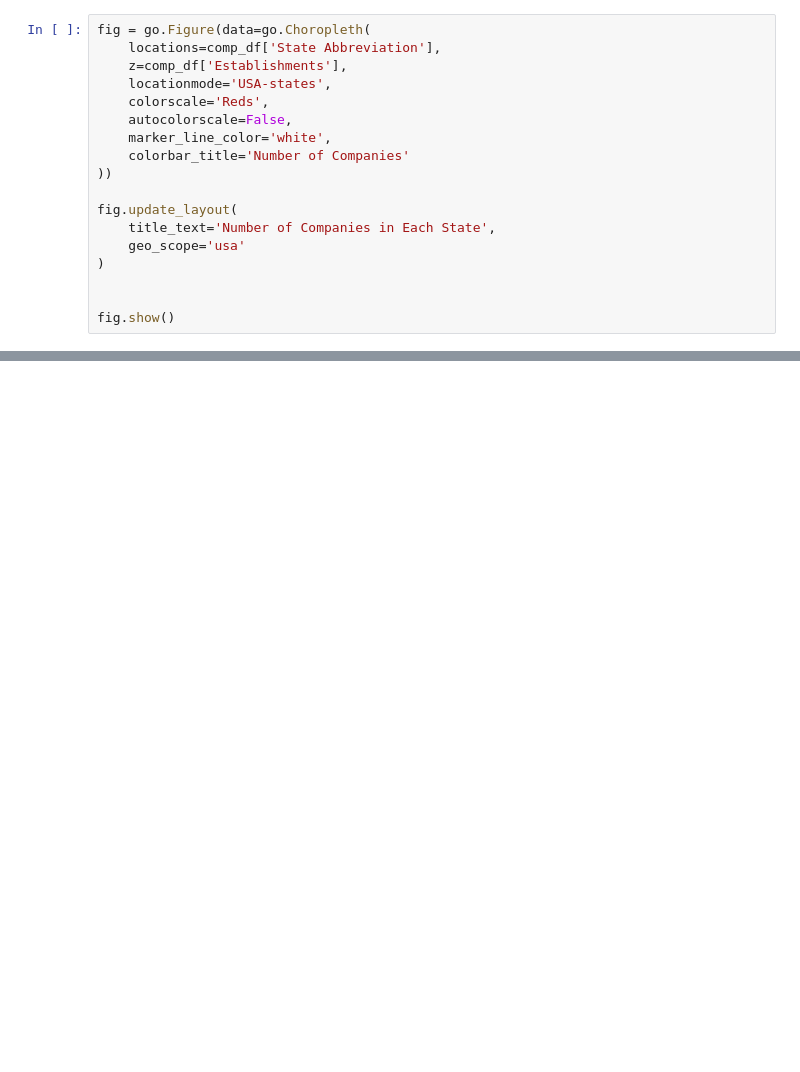
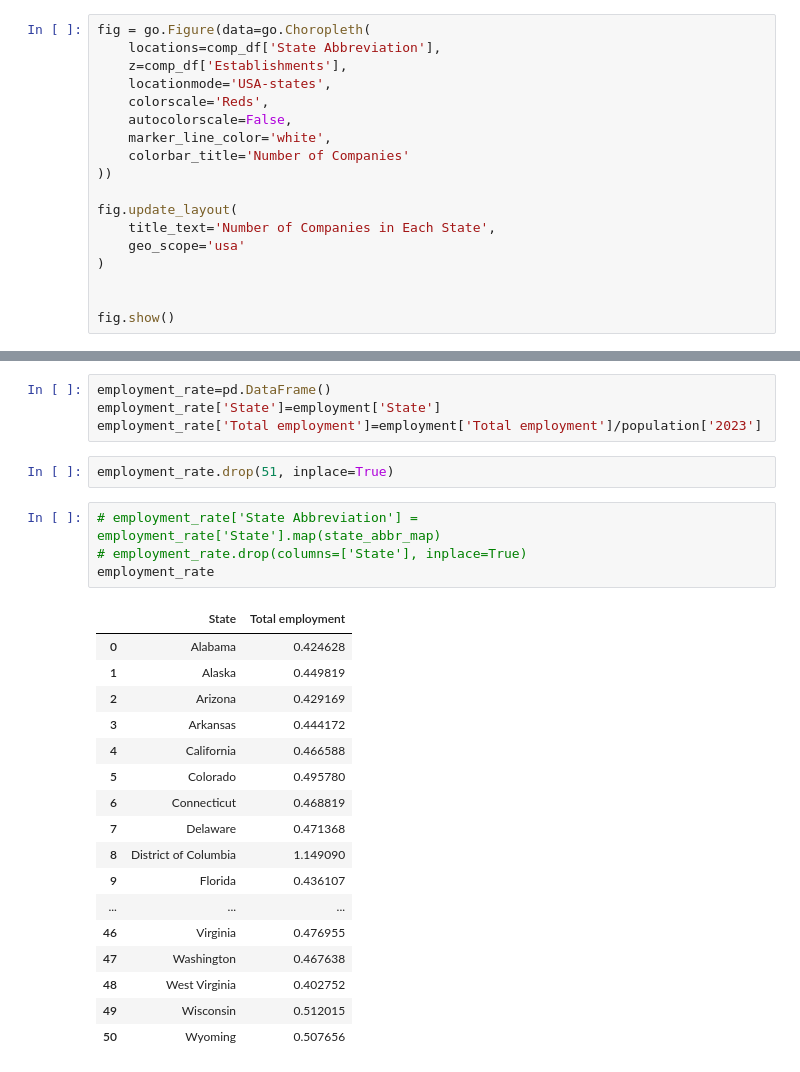
Before and after one commit to jz024/math189_project, a Jupyter notebook: project.ipynb, the cells around one changed output, grey strips where cells are left out. Saved outputs shown, nothing was run; the diff lists cells and outputs as text; blank space fills up the shorter version.

```diff
--- a/project.ipynb
+++ b/project.ipynb
@@ -157,0 +193,28 @@ fig.show()
+# %%
+employment_rate=pd.DataFrame()
+employment_rate['State']=employment['State']
+employment_rate['Total employment']=employment['Total employment']/population['2023']
+# %%
+employment_rate.drop(51, inplace=True)
+# %%
+# employment_rate['State Abbreviation'] = employment_rate['State'].map(state_abbr_map)
+# employment_rate.drop(columns=['State'], inplace=True)
+employment_rate
+# %% [output]
+|  | State | Total employment |
+| 0 | Alabama | 0.424628 |
+| 1 | Alaska | 0.449819 |
+| 2 | Arizona | 0.429169 |
+| 3 | Arkansas | 0.444172 |
+| 4 | California | 0.466588 |
+| 5 | Colorado | 0.495780 |
+| 6 | Connecticut | 0.468819 |
+| 7 | Delaware | 0.471368 |
+| 8 | District of Columbia | 1.149090 |
+| 9 | Florida | 0.436107 |
+| ... | ... | ... |
+| 46 | Virginia | 0.476955 |
+| 47 | Washington | 0.467638 |
+| 48 | West Virginia | 0.402752 |
+| 49 | Wisconsin | 0.512015 |
+| 50 | Wyoming | 0.507656 |
```
Also changed, not shown: parts of 18 cells of this notebook, 1 other file.
